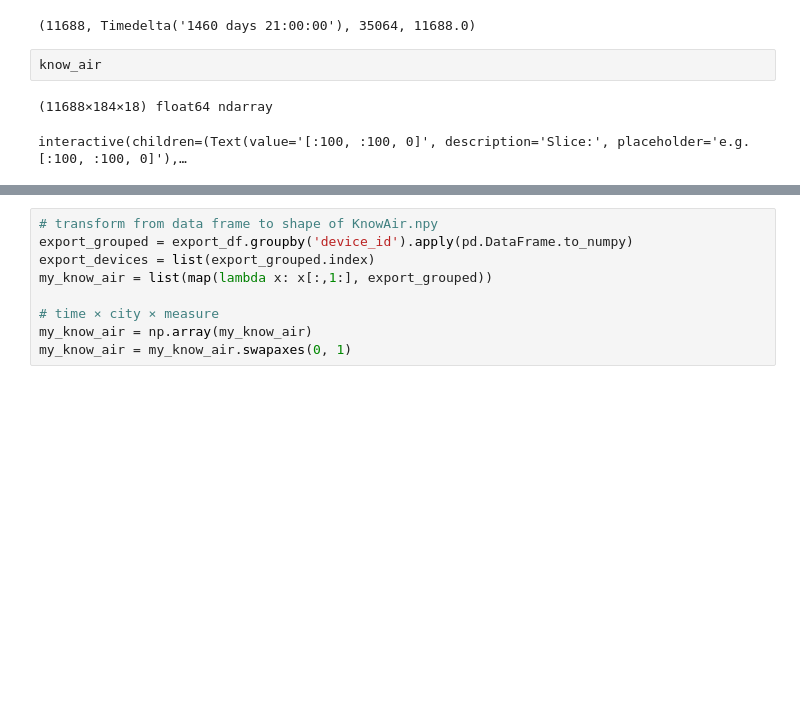
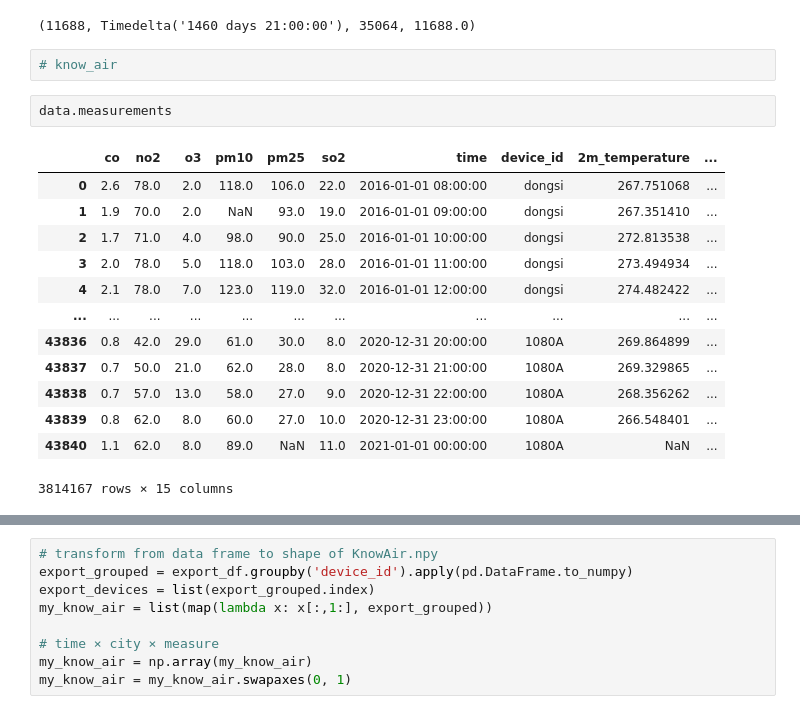
Before and after one commit to deutschmn/split-pollution-sources, a Jupyter notebook: gnn-prep.ipynb, the cells around one changed output, grey strips where cells are left out. Saved outputs shown, nothing was run; the diff lists cells and outputs as text; blank space fills up the shorter version.

```diff
--- a/gnn-prep.ipynb
+++ b/gnn-prep.ipynb
@@ -66,11 +67,24 @@ data_end = pd.to_datetime("2018-12-31 21:00")
 know_air.shape[0], pd.Timedelta(data_end - data_start), (1460 * 24 + 21 + 3), (1460 * 24 + 21 + 3) / 3
 # %% [output]
 (11688, Timedelta('1460 days 21:00:00'), 35064, 11688.0)
-# %%
-know_air
-# %% [output]
-(11688×184×18) float64 ndarray
-interactive(children=(Text(value='[:100, :100, 0]', description='Slice:', placeholder='e.g. [:100, :100, 0]'),…
+# %%
+# know_air
+# %%
+data.measurements
+# %% [output]
+|  | co | no2 | o3 | pm10 | pm25 | so2 | time | device_id | 2m_temperature | ... |
+| 0 | 2.6 | 78.0 | 2.0 | 118.0 | 106.0 | 22.0 | 2016-01-01 08:00:00 | dongsi | 267.751068 | ... |
+| 1 | 1.9 | 70.0 | 2.0 | NaN | 93.0 | 19.0 | 2016-01-01 09:00:00 | dongsi | 267.351410 | ... |
+| 2 | 1.7 | 71.0 | 4.0 | 98.0 | 90.0 | 25.0 | 2016-01-01 10:00:00 | dongsi | 272.813538 | ... |
+| 3 | 2.0 | 78.0 | 5.0 | 118.0 | 103.0 | 28.0 | 2016-01-01 11:00:00 | dongsi | 273.494934 | ... |
+| 4 | 2.1 | 78.0 | 7.0 | 123.0 | 119.0 | 32.0 | 2016-01-01 12:00:00 | dongsi | 274.482422 | ... |
+| ... | ... | ... | ... | ... | ... | ... | ... | ... | ... | ... |
+| 43836 | 0.8 | 42.0 | 29.0 | 61.0 | 30.0 | 8.0 | 2020-12-31 20:00:00 | 1080A | 269.864899 | ... |
+| 43837 | 0.7 | 50.0 | 21.0 | 62.0 | 28.0 | 8.0 | 2020-12-31 21:00:00 | 1080A | 269.329865 | ... |
+| 43838 | 0.7 | 57.0 | 13.0 | 58.0 | 27.0 | 9.0 | 2020-12-31 22:00:00 | 1080A | 268.356262 | ... |
+| 43839 | 0.8 | 62.0 | 8.0 | 60.0 | 27.0 | 10.0 | 2020-12-31 23:00:00 | 1080A | 266.548401 | ... |
+| 43840 | 1.1 | 62.0 | 8.0 | 89.0 | NaN | 11.0 | 2021-01-01 00:00:00 | 1080A | NaN | ... |
+3814167 rows × 15 columns
 # %%
 rel_devices = [ 'qianmen', 'changping', 'daxing', 'shunyi', # Beijing
                 '1056A', # Baoding
```
Also changed, not shown: parts of 7 cells of this notebook.
